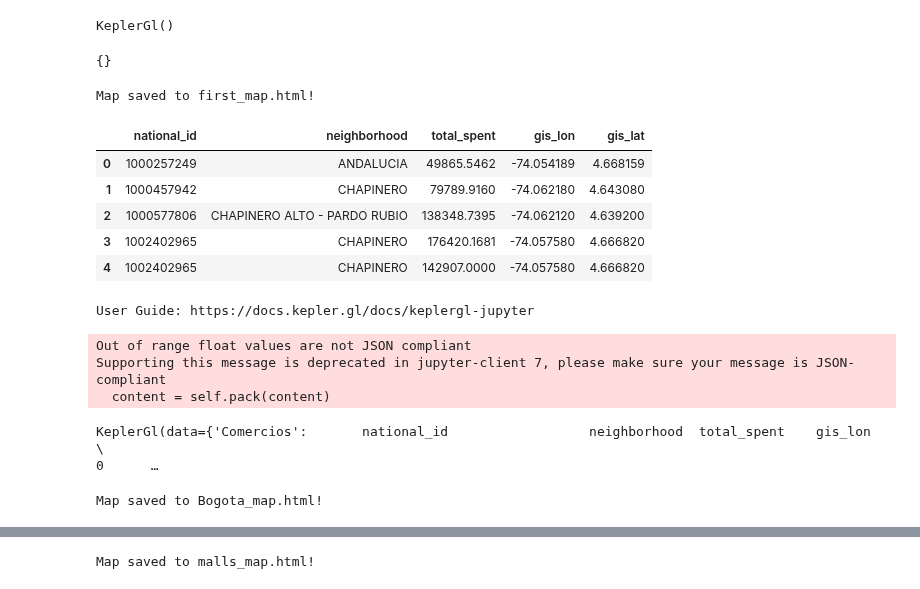
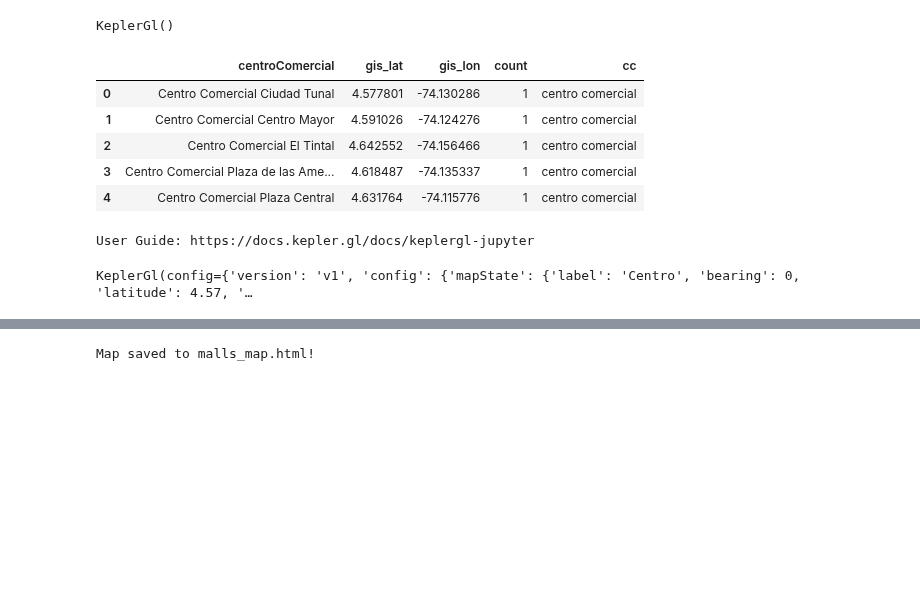
Before and after one commit to oecorrechag/Home-functions, a Jupyter notebook: mapas/mapas.ipynb, the cells around one changed output, grey strips where cells are left out. Saved outputs shown, nothing was run; the diff lists cells and outputs as text; code cells hidden in the pictures; blank space fills up the shorter version.

```diff
--- a/mapas/mapas.ipynb
+++ b/mapas/mapas.ipynb
@@ -7,27 +8,16 @@ map_1
 # %% [output]
 User Guide: https://docs.kepler.gl/docs/keplergl-jupyter
 KeplerGl()
-# %%
-map_1.config
-## {u'config': {u'mapState': {u'bearing': 2.6192893401015205,
-#  u'dragRotate': True,
-#   u'isSplit': False,
-#   u'latitude': 37.76209132041332,
-#   u'longitude': -122.42590232651203,
-# %% [output]
-{}
-# %%
-map_1.save_to_html(file_name='first_map.html')
-# %% [output]
-Map saved to first_map.html!
 # %%
-df = pd.read_csv('data/data.csv', sep = ',', decimal = '.', header = 0, encoding = 'utf-8')
-df=df[["national_id", "neighborhood", "total_spent", "gis_lon", "gis_lat"]]
+df = pd.read_csv('data/centrosComerciales.csv', sep = ',', decimal = '.', header = 0, encoding = 'utf-8')
+df.rename(columns={'latitud':'gis_lat', 'longitud':'gis_lon'}, inplace=True)
+df.insert(3, 'count', 1)
+df.insert(4, 'cc', 'centro comercial')
 df.head()
 # %% [output]
-|  | national_id | neighborhood | total_spent | gis_lon | gis_lat |
-| 0 | 1000257249 | ANDALUCIA | 49865.5462 | -74.054189 | 4.668159 |
-| 1 | 1000457942 | CHAPINERO | 79789.9160 | -74.062180 | 4.643080 |
-| 2 | 1000577806 | CHAPINERO ALTO - PARDO RUBIO | 138348.7395 | -74.062120 | 4.639200 |
-| 3 | 1002402965 | CHAPINERO | 176420.1681 | -74.057580 | 4.666820 |
-| 4 | 1002402965 | CHAPINERO | 142907.0000 | -74.057580 | 4.666820 |
+|  | centroComercial | gis_lat | gis_lon | count | cc |
+| 0 | Centro Comercial Ciudad Tunal | 4.577801 | -74.130286 | 1 | centro comercial |
+| 1 | Centro Comercial Centro Mayor | 4.591026 | -74.124276 | 1 | centro comercial |
+| 2 | Centro Comercial El Tintal | 4.642552 | -74.156466 | 1 | centro comercial |
+| 3 | Centro Comercial Plaza de las Ame... | 4.618487 | -74.135337 | 1 | centro comercial |
+| 4 | Centro Comercial Plaza Central | 4.631764 | -74.115776 | 1 | centro comercial |
@@ -34,14 +38,12 @@ df.head()
 # %%
-map=KeplerGl(height=800, data={"Comercios":df}, show_docs=True)
+map=KeplerGl(height=800, data={"Centros Comerciales":df}, show_docs=True)
+# map=KeplerGl(height=800)
+# map.add_data(
+#     data=df, name="cities"
+# )
+map.config = config
+keplergl_static(map, center_map=True)
 map
 # %% [output]
 User Guide: https://docs.kepler.gl/docs/keplergl-jupyter
-Out of range float values are not JSON compliant
-Supporting this message is deprecated in jupyter-client 7, please make sure your message is JSON-compliant
-  content = self.pack(content)
+KeplerGl(config={'version': 'v1', 'config': {'mapState': {'label': 'Centro', 'bearing': 0, 'latitude': 4.57, '…
-KeplerGl(data={'Comercios':       national_id                  neighborhood  total_spent    gis_lon  \
-0      …
-# %%
-map.save_to_html(file_name='Bogota_map.html')
-# %% [output]
-Map saved to Bogota_map.html!
```
Also changed, not shown: parts of 6 cells of this notebook, 11 other files.
